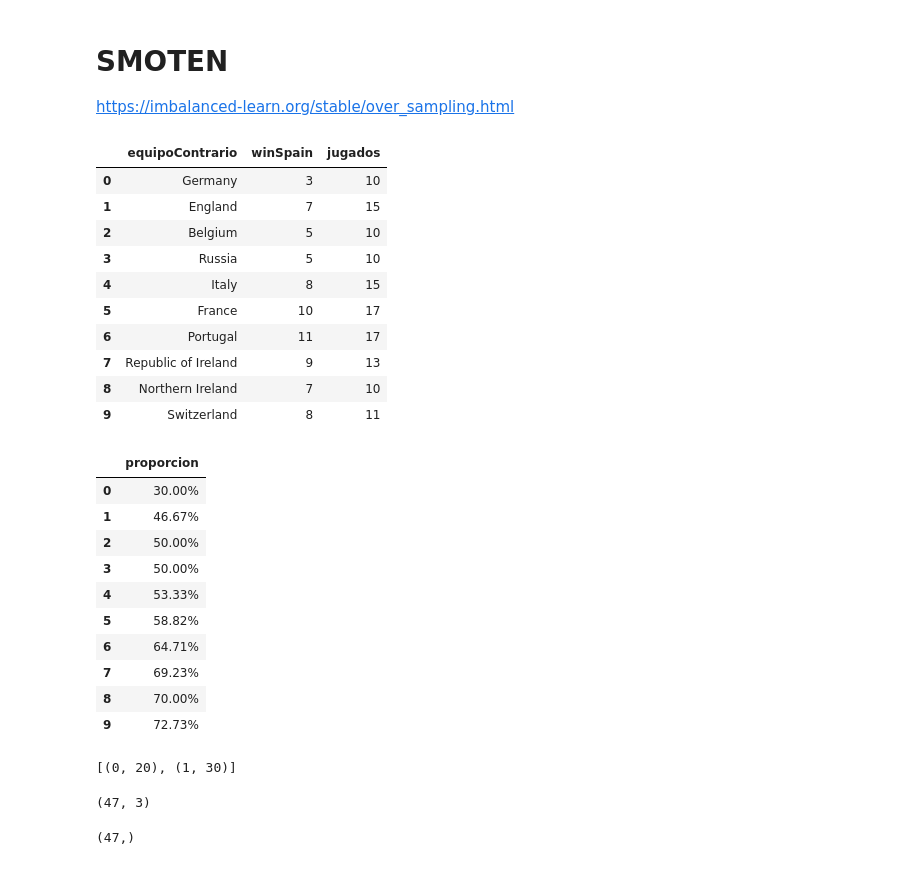
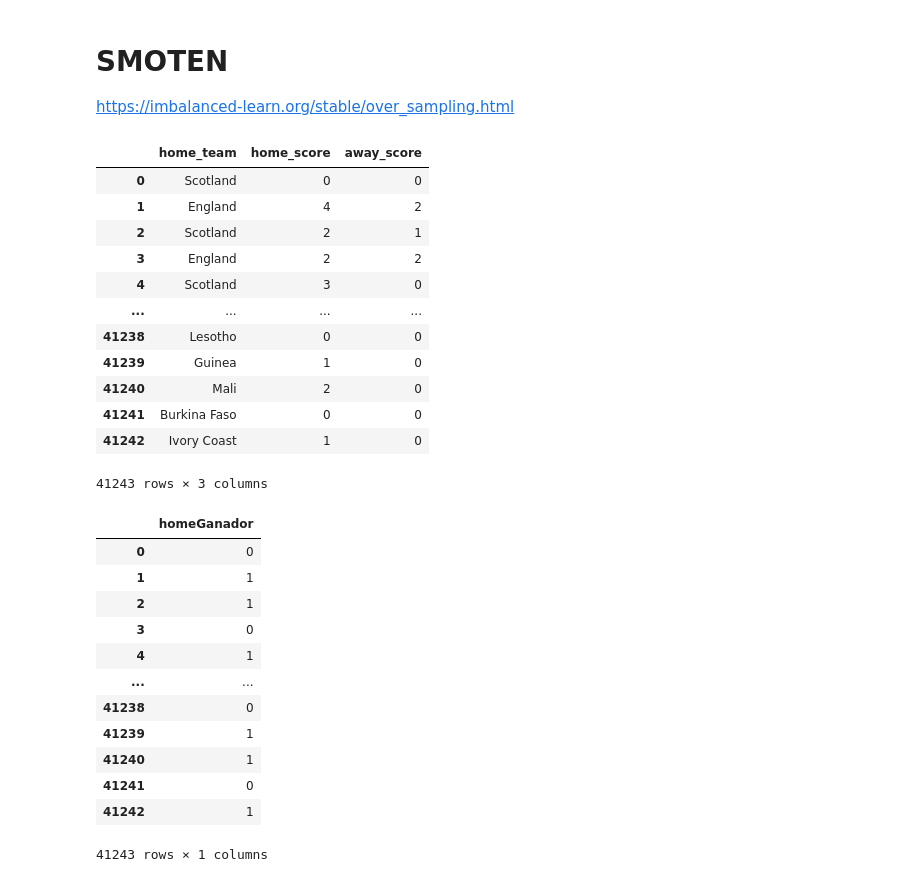
Before and after one commit to JMML2021/0501_sampling, a Jupyter notebook: 05_Sampling.ipynb, the cells around one changed output. Saved outputs shown, nothing was run; the diff lists cells and outputs as text; code cells hidden in the pictures.

```diff
--- a/05_Sampling.ipynb
+++ b/05_Sampling.ipynb
@@ -863,58 +501,38 @@ resumen
 https://imbalanced-learn.org/stable/over_sampling.html
 # %%
 # Saco las variables de X
-resumen = resumen.reset_index(drop= False)
-X= resumen.iloc[:,[0,1,2,]]
+resumen = df1.reset_index(drop= False)
+X= resumen.iloc[:,[2,4, 5]]
 X
 # %% [output]
-|  | equipoContrario | winSpain | jugados |
-| 0 | Germany | 3 | 10 |
-| 1 | England | 7 | 15 |
-| 2 | Belgium | 5 | 10 |
-| 3 | Russia | 5 | 10 |
-| 4 | Italy | 8 | 15 |
-| 5 | France | 10 | 17 |
-| 6 | Portugal | 11 | 17 |
-| 7 | Republic of Ireland | 9 | 13 |
-| 8 | Northern Ireland | 7 | 10 |
-| 9 | Switzerland | 8 | 11 |
+|  | home_team | home_score | away_score |
+| 0 | Scotland | 0 | 0 |
+| 1 | England | 4 | 2 |
+| 2 | Scotland | 2 | 1 |
+| 3 | England | 2 | 2 |
+| 4 | Scotland | 3 | 0 |
+| ... | ... | ... | ... |
+| 41238 | Lesotho | 0 | 0 |
+| 41239 | Guinea | 1 | 0 |
+| 41240 | Mali | 2 | 0 |
+| 41241 | Burkina Faso | 0 | 0 |
+| 41242 | Ivory Coast | 1 | 0 |
+41243 rows × 3 columns
 # %%
-y= resumen.iloc[:,[3]]
+y= resumen.iloc[:,[12]]
 y
+#df1
 # %% [output]
-|  | proporcion |
-| 0 | 30.00% |
-| 1 | 46.67% |
-| 2 | 50.00% |
-| 3 | 50.00% |
-| 4 | 53.33% |
-| 5 | 58.82% |
-| 6 | 64.71% |
-| 7 | 69.23% |
-| 8 | 70.00% |
-| 9 | 72.73% |
+|  | homeGanador |
+| 0 | 0 |
+| 1 | 1 |
+| 2 | 1 |
+| 3 | 0 |
+| 4 | 1 |
+| ... | ... |
+| 41238 | 0 |
+| 41239 | 1 |
+| 41240 | 1 |
+| 41241 | 0 |
+| 41242 | 1 |
+41243 rows × 1 columns
-# %%
-from collections import Counter
-# create a synthetic data set with continuous and categorical features
-rng = np.random.RandomState(42)
-n_samples = 50
-X = np.empty((n_samples, 3), dtype=object)
-X[:, 0] = rng.choice(['A', 'B', 'C'], size=n_samples).astype(object)
-X[:, 1] = rng.randn(n_samples)
-X[:, 2] = rng.randint(3, size=n_samples)
-y = np.array([0] * 20 + [1] * 30)
-print(sorted(Counter(y).items()))
-# %% [output]
-[(0, 20), (1, 30)]
-# %%
-#resumen = df5.reset_index(drop= False)
-X= df5.iloc[:,[1, 3, 10]]
-X.head()
-X.shape
-# %% [output]
-(47, 3)
-# %%
-y= df5['homeGanador']
-y.shape
-# %% [output]
-(47,)
```
Also changed, not shown: parts of 86 cells of this notebook.
